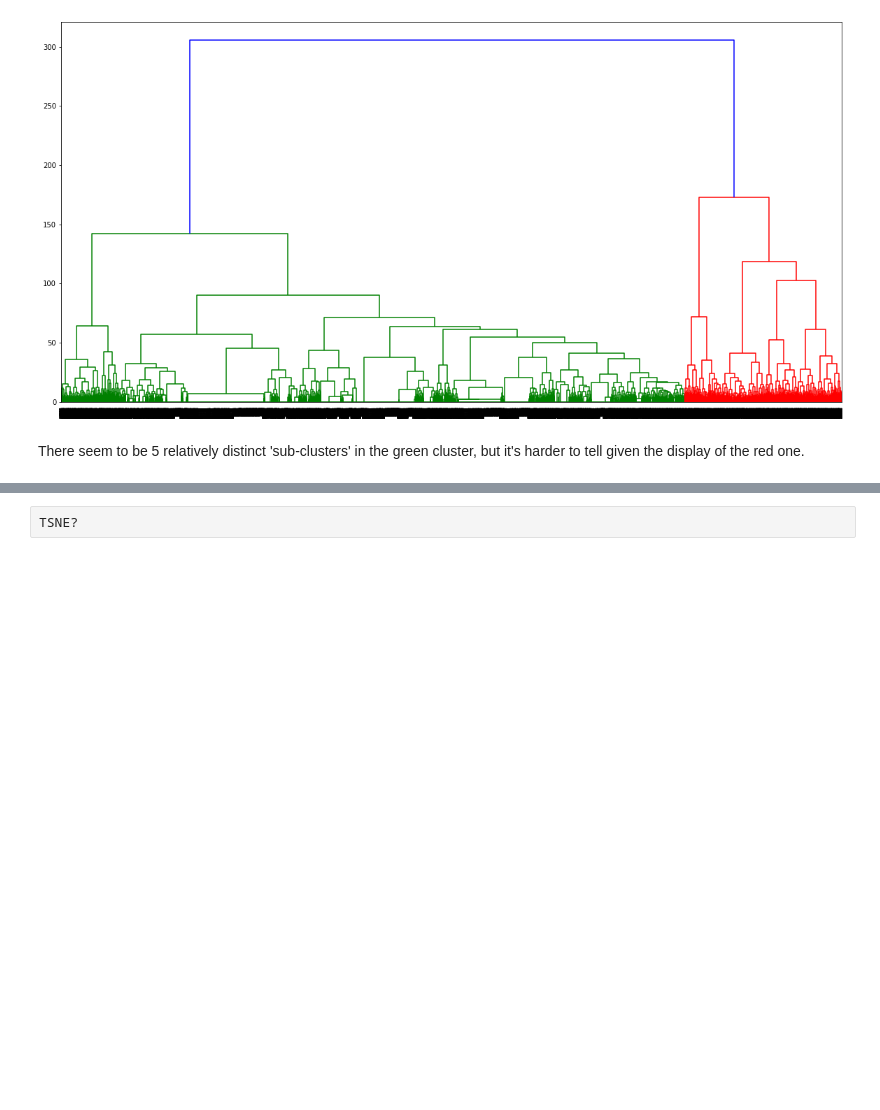
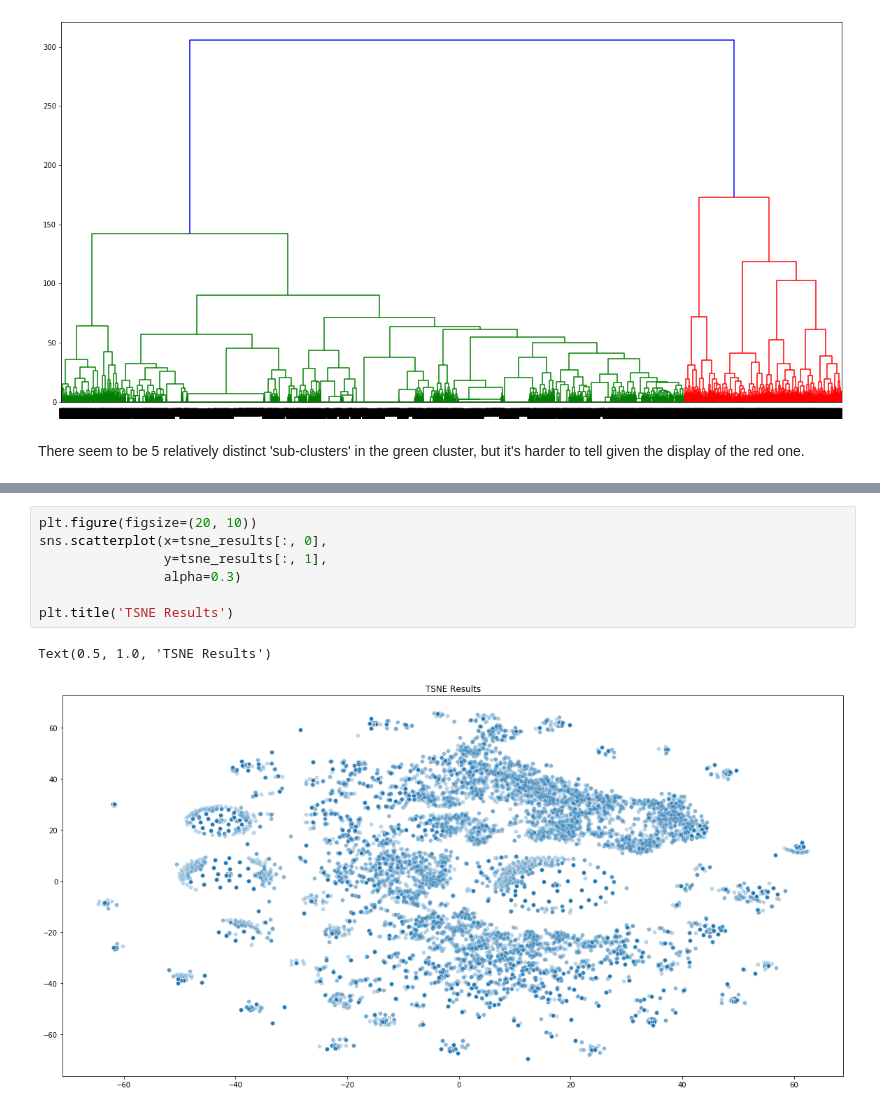
Before and after one commit to HKuz/MachineLearningPractice, a Jupyter notebook: PlantsClustering/PlantsClusteringAnalysis.ipynb, the cells around one changed output, grey strips where cells are left out. Drawn from its saved outputs; the diff is of its cells as text; blank space fills up the shorter version.

Commit message:
feat: add TSNE analysis

```diff
--- a/PlantsClustering/PlantsClusteringAnalysis.ipynb
+++ b/PlantsClustering/PlantsClusteringAnalysis.ipynb
@@ -214,2 +232,10 @@ tsne_results = tsne.fit_transform(X_train)
-# %%
-TSNE?
+# %%
+plt.figure(figsize=(20, 10))
+sns.scatterplot(x=tsne_results[:, 0],
+                y=tsne_results[:, 1],
+                alpha=0.3)
+
+plt.title('TSNE Results')
+# %% [output]
+Text(0.5, 1.0, 'TSNE Results')
+[figure, added]
```
Also changed, not shown: parts of 1 cell of this notebook.
